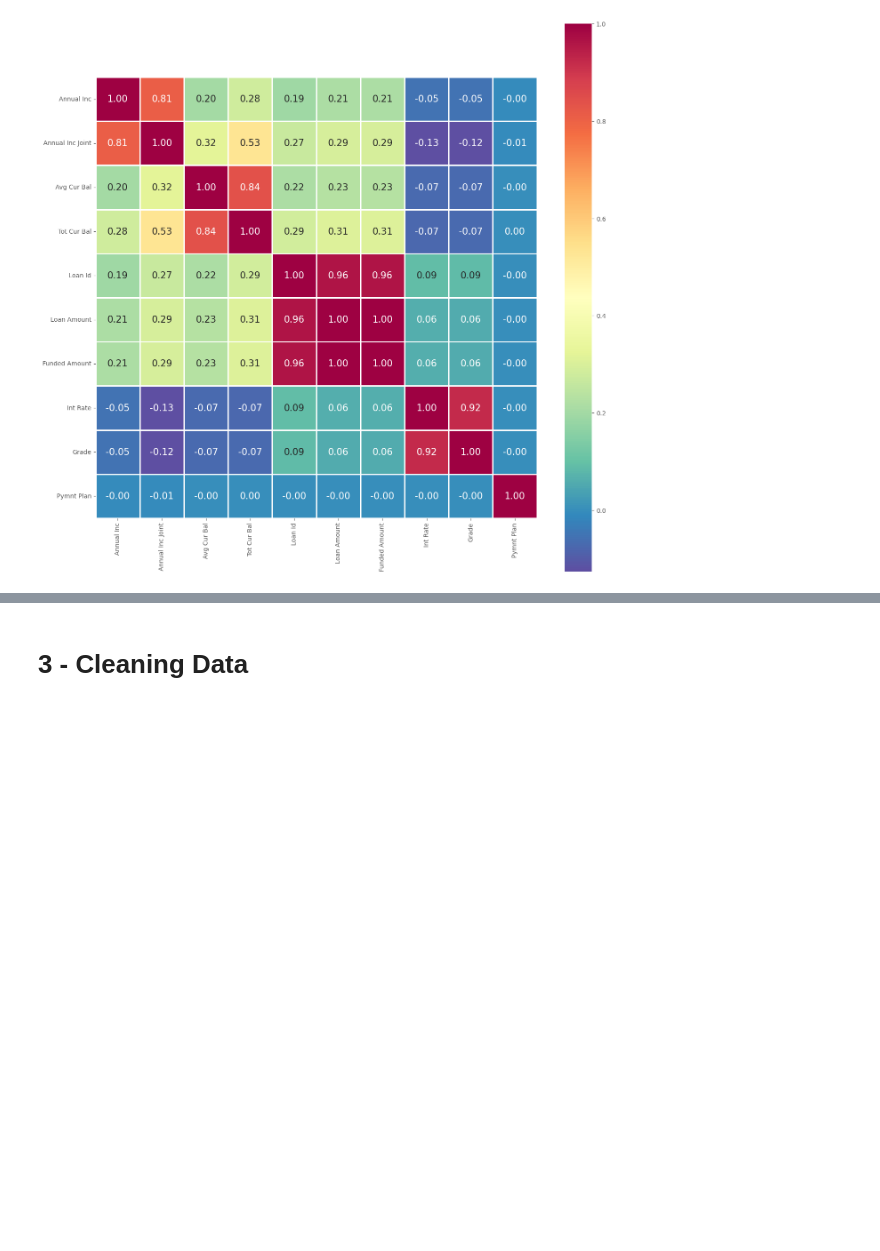
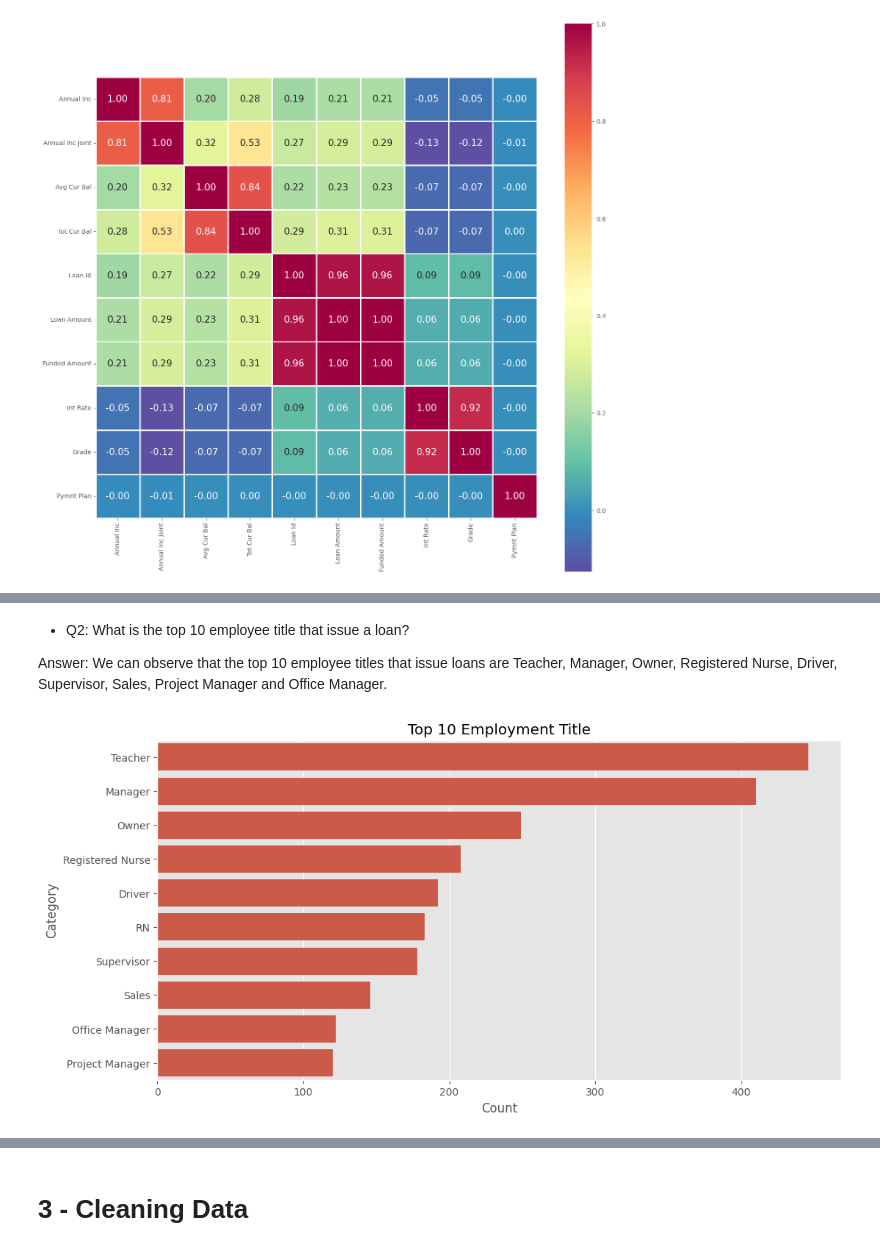
Before and after one commit to youssefayman02/Data-Engineering, a Jupyter notebook: M1-template.ipynb, the cells around one changed output, grey strips where cells are left out. Cells and saved outputs as stored; diff of their text form; code cells hidden in the pictures; blank space fills up the shorter version.

```diff
--- a/M1-template.ipynb
+++ b/M1-template.ipynb
@@ -148,0 +184,8 @@ plot_correlation_matrix(df)
+# %% [markdown]
+- Q2: What is the top 10 employee title that issue a loan?
+
+Answer: We can observe that the top 10 employee titles that issue loans are Teacher, Manager, Owner, Registered Nurse, Driver, Supervisor, Sales, Project Manager and Office Manager.
+# %%
+plot_top_n_barplot(df['Emp Title'].value_counts(), 10, 'Employment Title')
+# %% [output]
+[figure, added]
```
Also changed, not shown: parts of 10 cells of this notebook.
